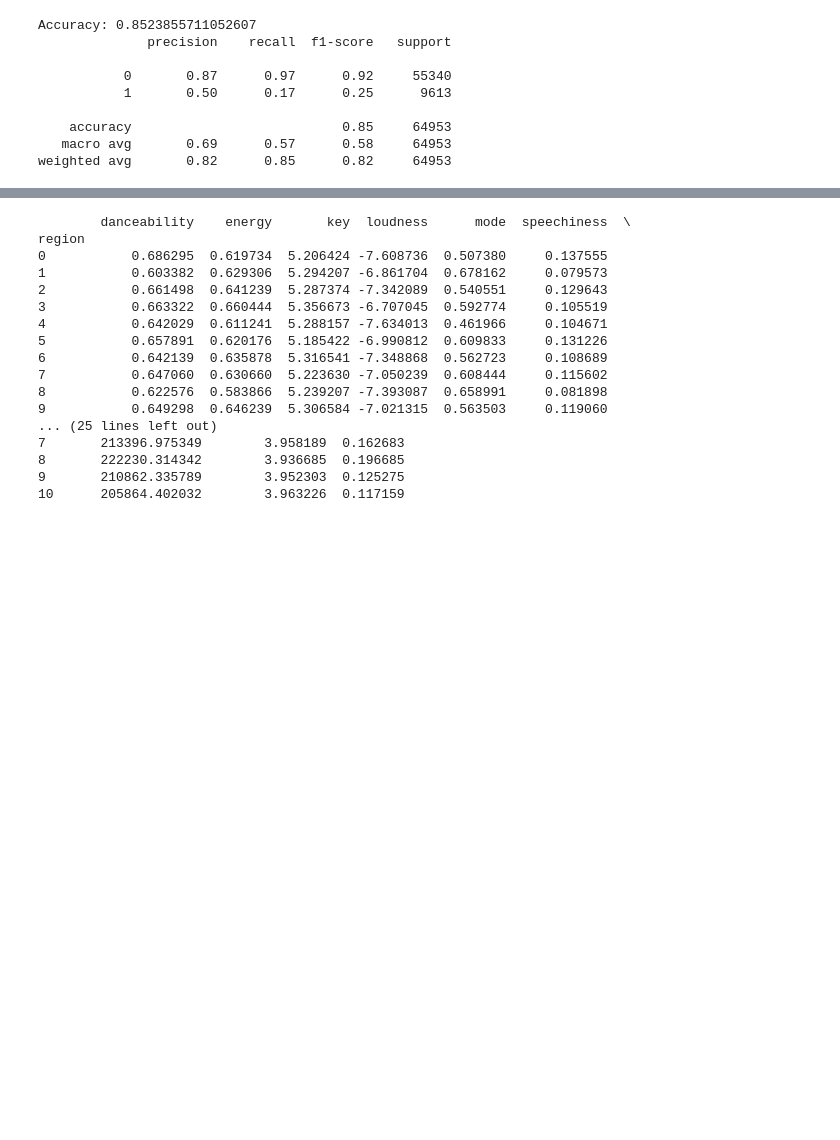
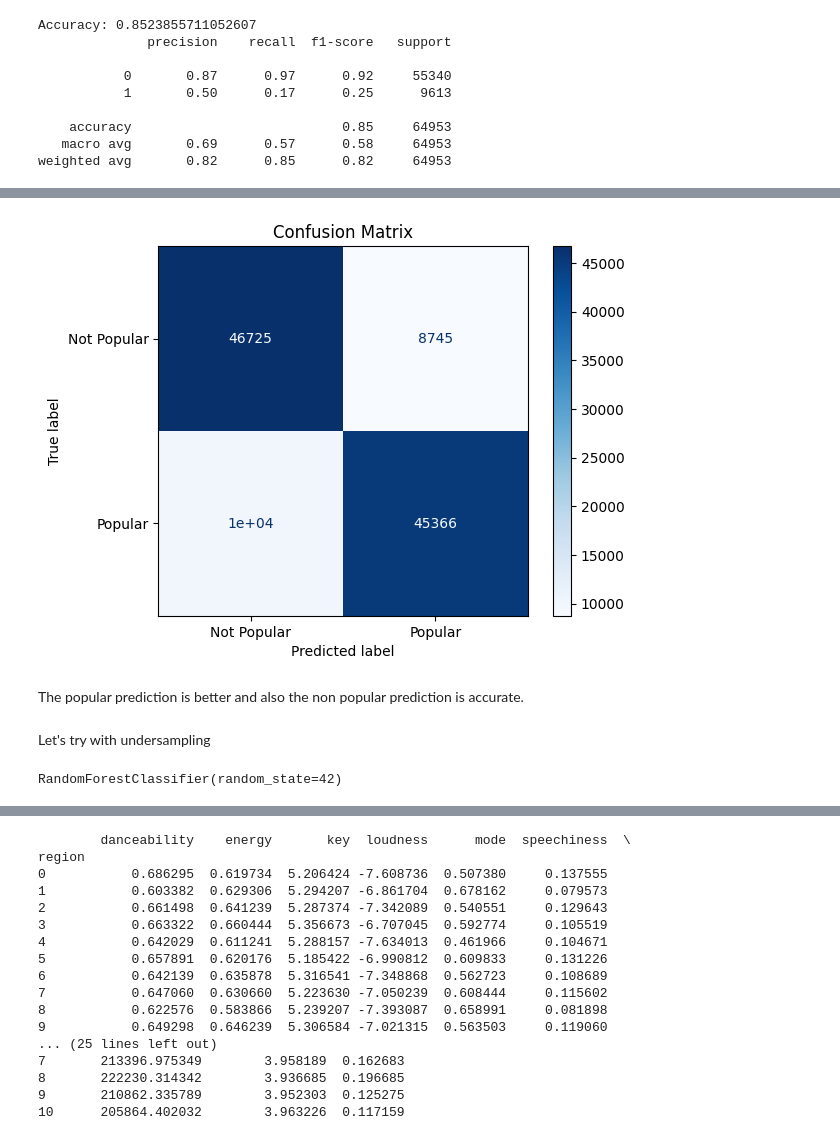
Before and after one commit to noemichem/Data-mining-project, a Jupyter notebook: notebooks_final/Algorithms/random_forest.ipynb, the cells around one changed output, grey strips where cells are left out. Drawn from its saved outputs; the diff is of its cells as text; code cells hidden in the pictures; blank space fills up the shorter version.

```diff
--- a/notebooks_final/Algorithms/random_forest.ipynb
+++ b/notebooks_final/Algorithms/random_forest.ipynb
@@ -113,0 +125,10 @@ weighted avg       0.82      0.85      0.82     64953
+# %%
+smote = SMOTE(random_state=42)
+X_smote, y_smote = smote.fit_resample(X, y)
+# %%
+#Split the data into training and testing sets
+X_train, X_test, y_train, y_test = train_test_split(X_smote, y_smote, test_size=0.2, random_state=42)
+# %%
+#Initialize the model
+rf_model = RandomForestClassifier(random_state=42)
+rf_model.fit(X_train, y_train)
@@ -113,0 +137,5 @@ weighted avg       0.82      0.85      0.82     64953
+# %%
+# Evaluate the model
+y_pred = rf_model.predict(X_test)
+print("Accuracy:", accuracy_score(y_test, y_pred))
+print(classification_report(y_test, y_pred))
@@ -113,0 +152,13 @@ weighted avg       0.82      0.85      0.82     64953
+# %%
+# Confusion Matrix
+cm = confusion_matrix(y_test, y_pred)
+disp = ConfusionMatrixDisplay(confusion_matrix=cm, display_labels=['Not Popular', 'Popular'])
+disp.plot(cmap='Blues')
+plt.title('Confusion Matrix')
+plt.show()
+# %% [output]
+[figure, added]
+# %% [markdown]
+The popular prediction is better and also the non popular prediction is accurate.
+# %% [markdown]
+Let's try with undersampling
@@ -113,0 +174,6 @@ weighted avg       0.82      0.85      0.82     64953
+# %%
+#Initialize the model
+rf_model = RandomForestClassifier(random_state=42)
+rf_model.fit(X_train, y_train)
+# %% [output]
+RandomForestClassifier(random_state=42)
```
Also changed, not shown: parts of 24 cells of this notebook, 15 other files.
